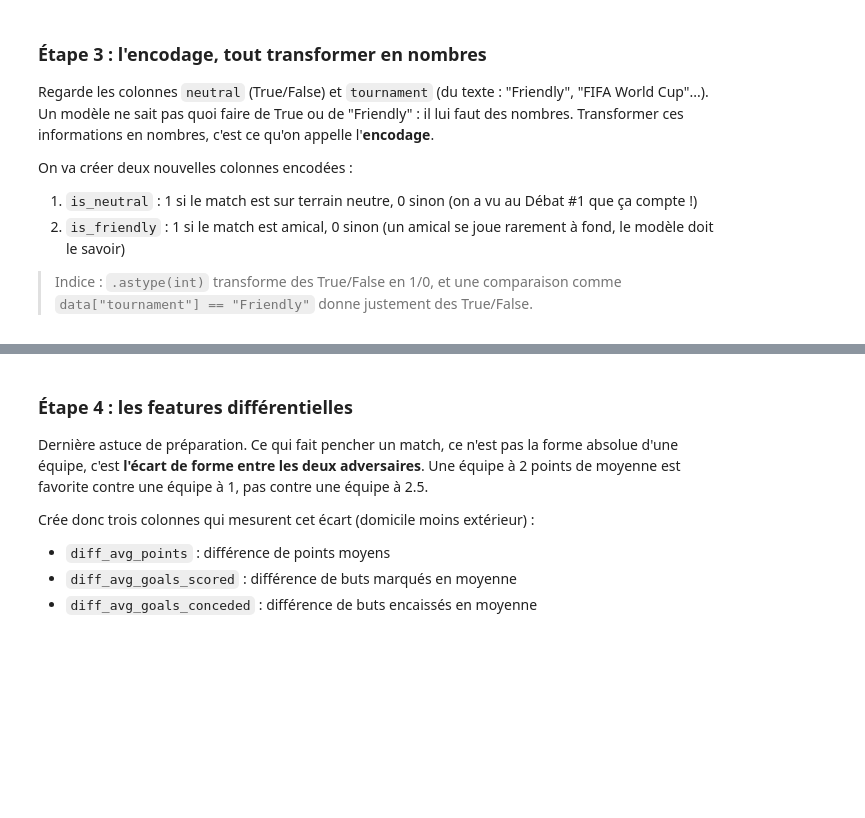
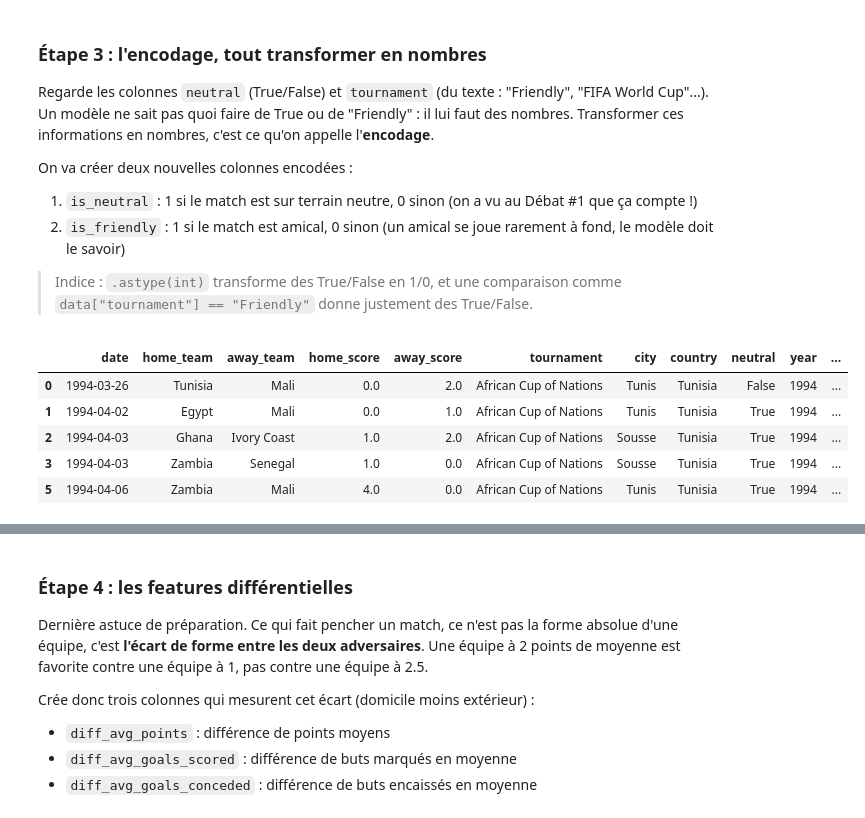
Before and after one commit to JDVegas/AI-Practical_ML-PRO, a Jupyter notebook: Cahier-Vacances-2026-main/Projet_02/projet_02.ipynb, the cells around one changed output, grey strips where cells are left out. Saved outputs shown, nothing was run; the diff lists cells and outputs as text; code cells hidden in the pictures; blank space fills up the shorter version.

```diff
--- a/Cahier-Vacances-2026-main/Projet_02/projet_02.ipynb
+++ b/Cahier-Vacances-2026-main/Projet_02/projet_02.ipynb
@@ -339,6 +339,12 @@ Que veut-on prédire exactement ? Le vainqueur du match. Dans une phase finale d
 > Indice : une comparaison comme `(data["home_score"] > data["away_score"])` donne des True/False, et `.astype(int)` les transforme en 1/0.
 # %%
 ### START CODE HERE ###
+
+# Create a dataframe that exclude draw/tie
+data = df[df['outcome']!='draw'].copy()
+
+# Add column to define if the home team wins or not the match
+data['home_win'] = data.apply(lambda row : 1 if row['home_score'] > row['away_score'] else 0, axis=1 )
 
 ### END CODE HERE ###
 
@@ -360,3 +373,12 @@ On va créer deux nouvelles colonnes encodées :
 2. `is_friendly` : 1 si le match est amical, 0 sinon (un amical se joue rarement à fond, le modèle doit le savoir)
 
 > Indice : `.astype(int)` transforme des True/False en 1/0, et une comparaison comme `data["tournament"] == "Friendly"` donne justement des True/False.
+# %%
+data.head()
+# %% [output]
+|  | date | home_team | away_team | home_score | away_score | tournament | city | country | neutral | year | ... |
+| 0 | 1994-03-26 | Tunisia | Mali | 0.0 | 2.0 | African Cup of Nations | Tunis | Tunisia | False | 1994 | ... |
+| 1 | 1994-04-02 | Egypt | Mali | 0.0 | 1.0 | African Cup of Nations | Tunis | Tunisia | True | 1994 | ... |
+| 2 | 1994-04-03 | Ghana | Ivory Coast | 1.0 | 2.0 | African Cup of Nations | Sousse | Tunisia | True | 1994 | ... |
+| 3 | 1994-04-03 | Zambia | Senegal | 1.0 | 0.0 | African Cup of Nations | Sousse | Tunisia | True | 1994 | ... |
+| 5 | 1994-04-06 | Zambia | Mali | 4.0 | 0.0 | African Cup of Nations | Tunis | Tunisia | True | 1994 | ... |
```
Also changed, not shown: parts of 8 cells of this notebook.
